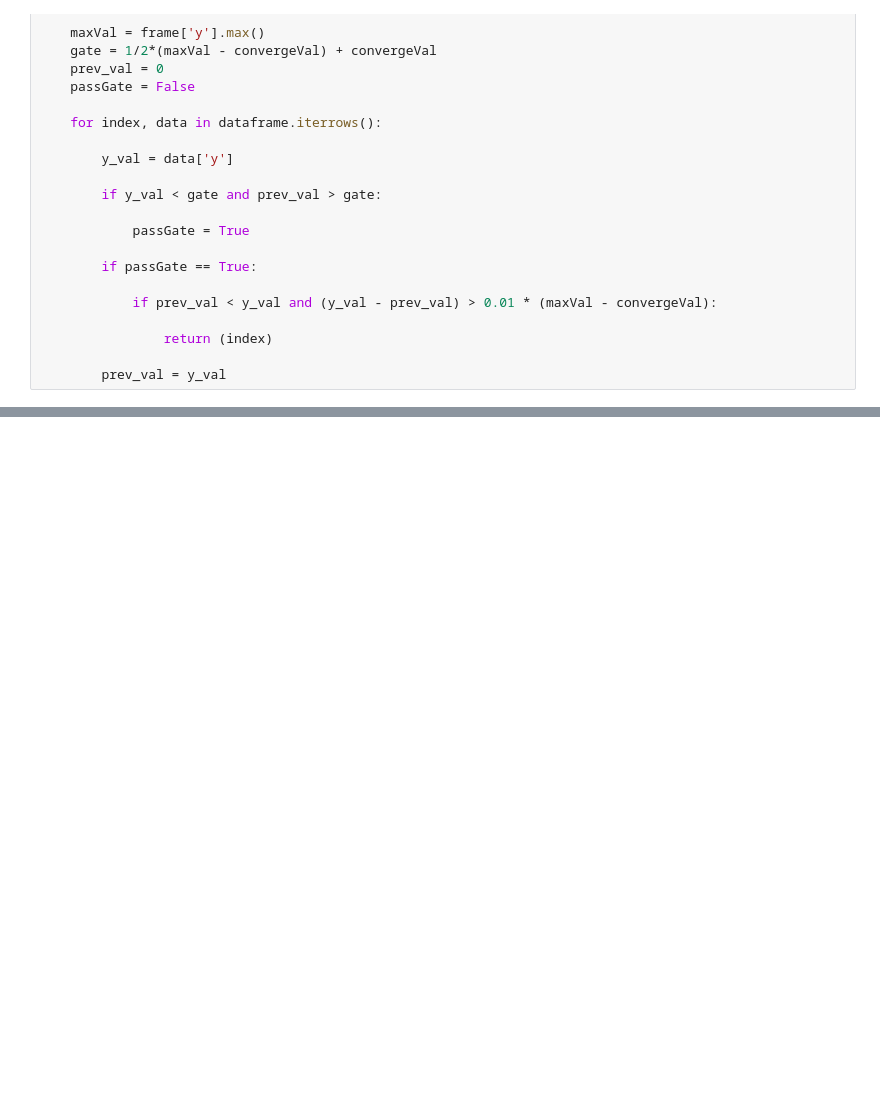
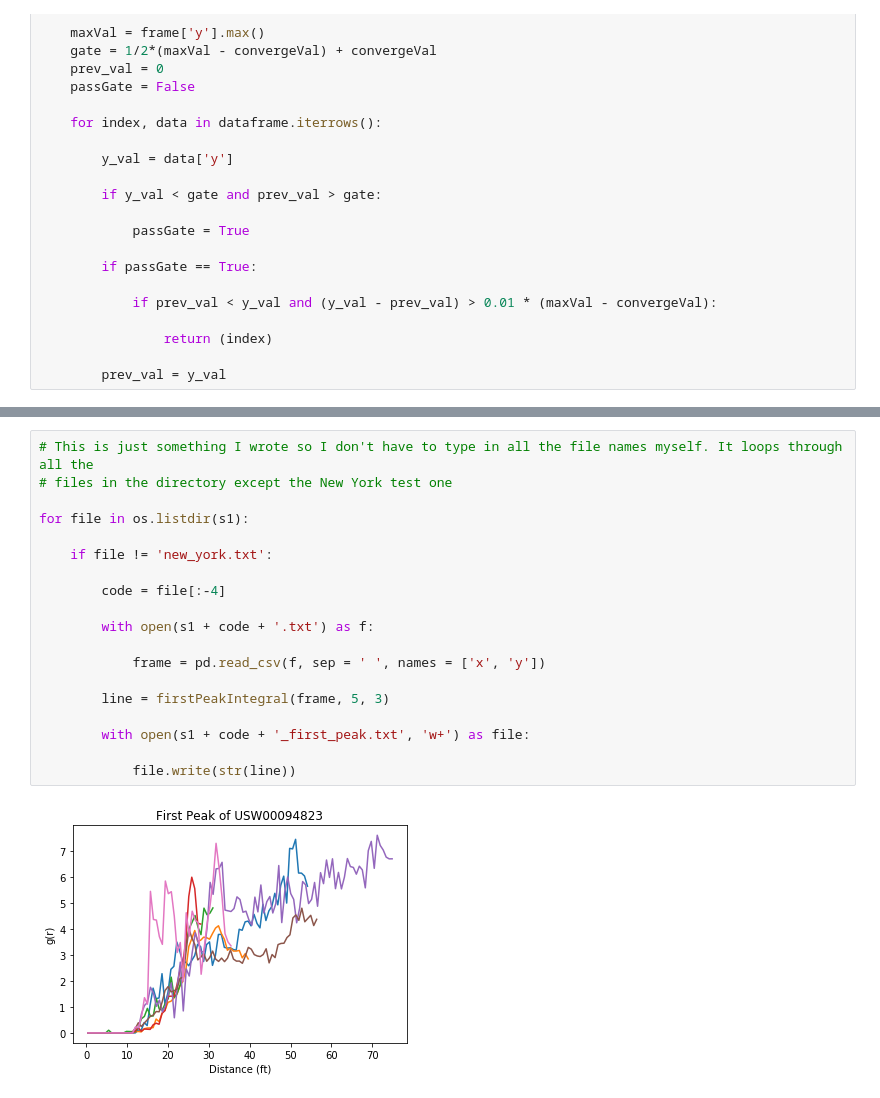
Before and after one commit to rrusali/2020-Summer-Research, a Jupyter notebook: First Min.ipynb, the cells around one changed output, grey strips where cells are left out. Saved outputs shown, nothing was run; the diff lists cells and outputs as text; blank space fills up the shorter version.

Commit message:
Just updating all of the code

```diff
--- a/First Min.ipynb
+++ b/First Min.ipynb
@@ -89,0 +93,21 @@ firstPeakIntegral(frame, 5, 3)
+# %%
+# This is just something I wrote so I don't have to type in all the file names myself. It loops through all the
+# files in the directory except the New York test one
+
+for file in os.listdir(s1):
+
+    if file != 'new_york.txt':
+
+        code = file[:-4]
+
+        with open(s1 + code + '.txt') as f:
+
+            frame = pd.read_csv(f, sep = ' ', names = ['x', 'y'])
+
+        line = firstPeakIntegral(frame, 5, 3)
+
+        with open(s1 + code + '_first_peak.txt', 'w+') as file:
+
+            file.write(str(line))
+# %% [output]
+[figure, added]
```
Also changed, not shown: parts of 3 cells of this notebook, 14 other files.
